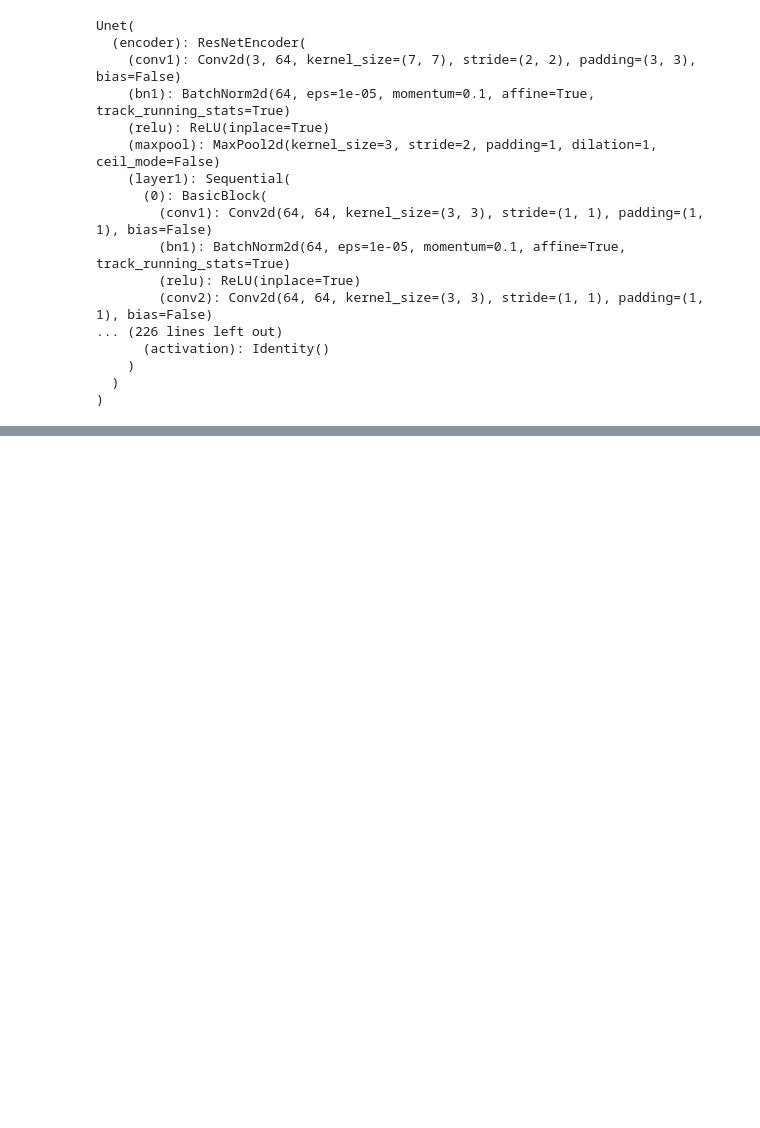
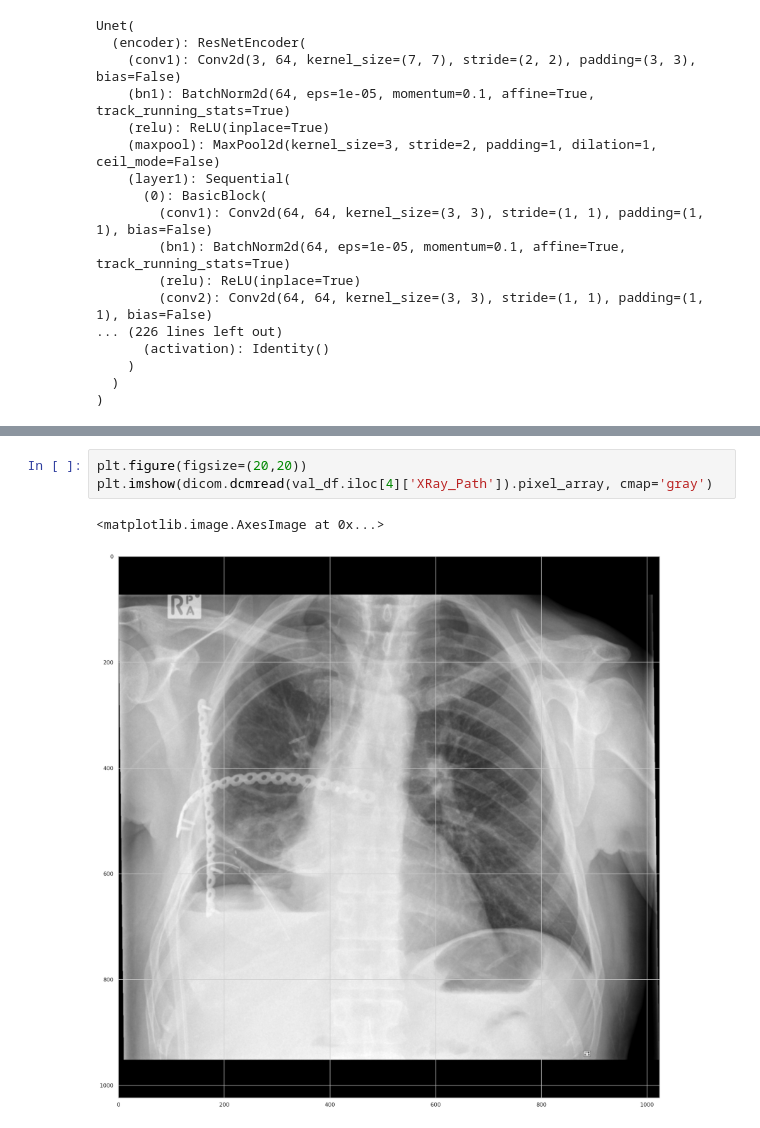
Before and after one commit to Angela-Wang111/DSC-180B-Project, a Jupyter notebook: Train_Unet.ipynb, the cells around one changed output, grey strips where cells are left out. Saved outputs shown, nothing was run; the diff lists cells and outputs as text; blank space fills up the shorter version.

```diff
--- a/Train_Unet.ipynb
+++ b/Train_Unet.ipynb
@@ -337,0 +433,6 @@ plt.show()
+# %%
+plt.figure(figsize=(20,20))
+plt.imshow(dicom.dcmread(val_df.iloc[4]['XRay_Path']).pixel_array, cmap='gray')
+# %% [output]
+<matplotlib.image.AxesImage at 0x...>
+[figure, added]
```
Also changed, not shown: parts of 16 cells of this notebook, 2 other files.
